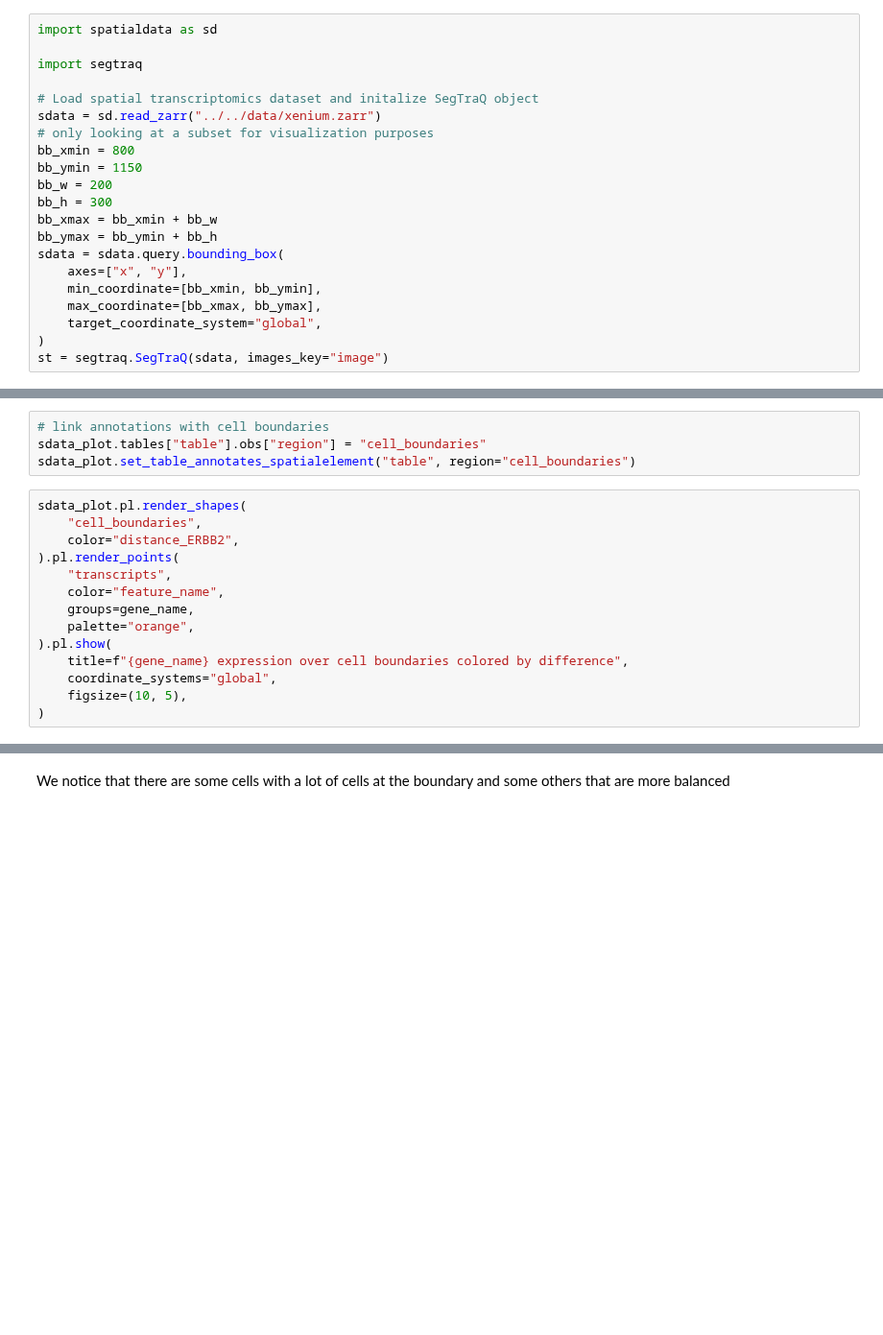
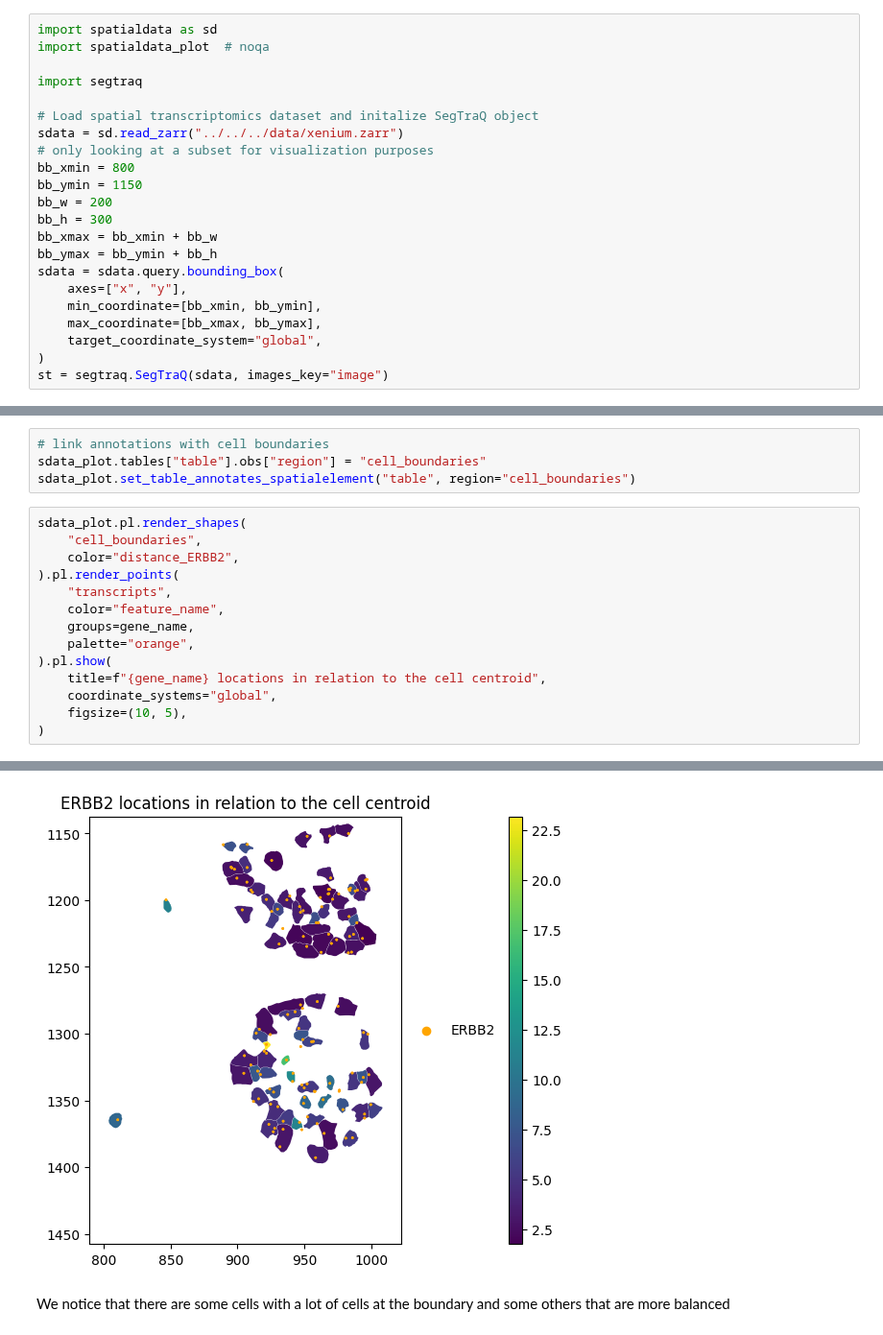
Before and after one commit to LazDaria/SegTraQ, a Jupyter notebook: docs/notebooks/point_statistics.ipynb, the cells around one changed output, grey strips where cells are left out. Shown at 96% size. Drawn from its saved outputs; the diff is of its cells as text; blank space fills up the shorter version.

```diff
--- a/docs/notebooks/point_statistics.ipynb
+++ b/docs/notebooks/point_statistics.ipynb
@@ -13,11 +16,12 @@ To follow along with this tutorial, you can download the data from [here](https:
 #### Run the two metrics one at a time
 # %%
 import spatialdata as sd
+import spatialdata_plot  # noqa
 
 import segtraq
 
 # Load spatial transcriptomics dataset and initalize SegTraQ object
-sdata = sd.read_zarr("../../data/xenium.zarr")
+sdata = sd.read_zarr("../../../data/xenium.zarr")
 # only looking at a subset for visualization purposes
 bb_xmin = 800
 bb_ymin = 1150
@@ -69,7 +95,8 @@ sdata_plot.pl.render_shapes(
     groups=gene_name,
     palette="orange",
 ).pl.show(
-    title=f"{gene_name} expression over cell boundaries colored by difference",
+    title=f"{gene_name} locations in relation to the cell centroid",
     coordinate_systems="global",
     figsize=(10, 5),
 )
+# %% [output]
@@ -76,3 +104,4 @@ sdata_plot.pl.render_shapes(
+[figure, added]
 # %% [markdown]
 We notice that there are some cells with a lot of cells at the boundary and some others that are more balanced
 # %% [markdown]
```
Also changed, not shown: parts of 11 cells of this notebook, 1 other file.
